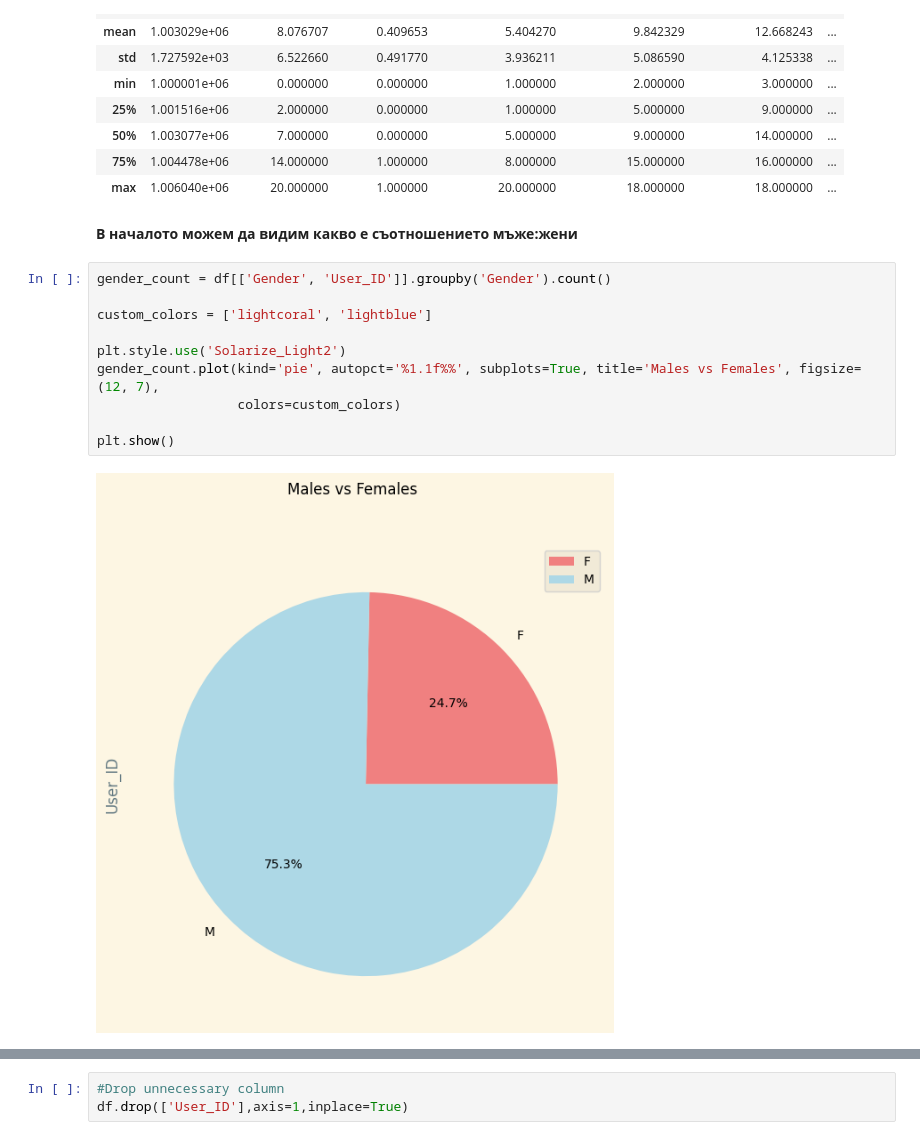
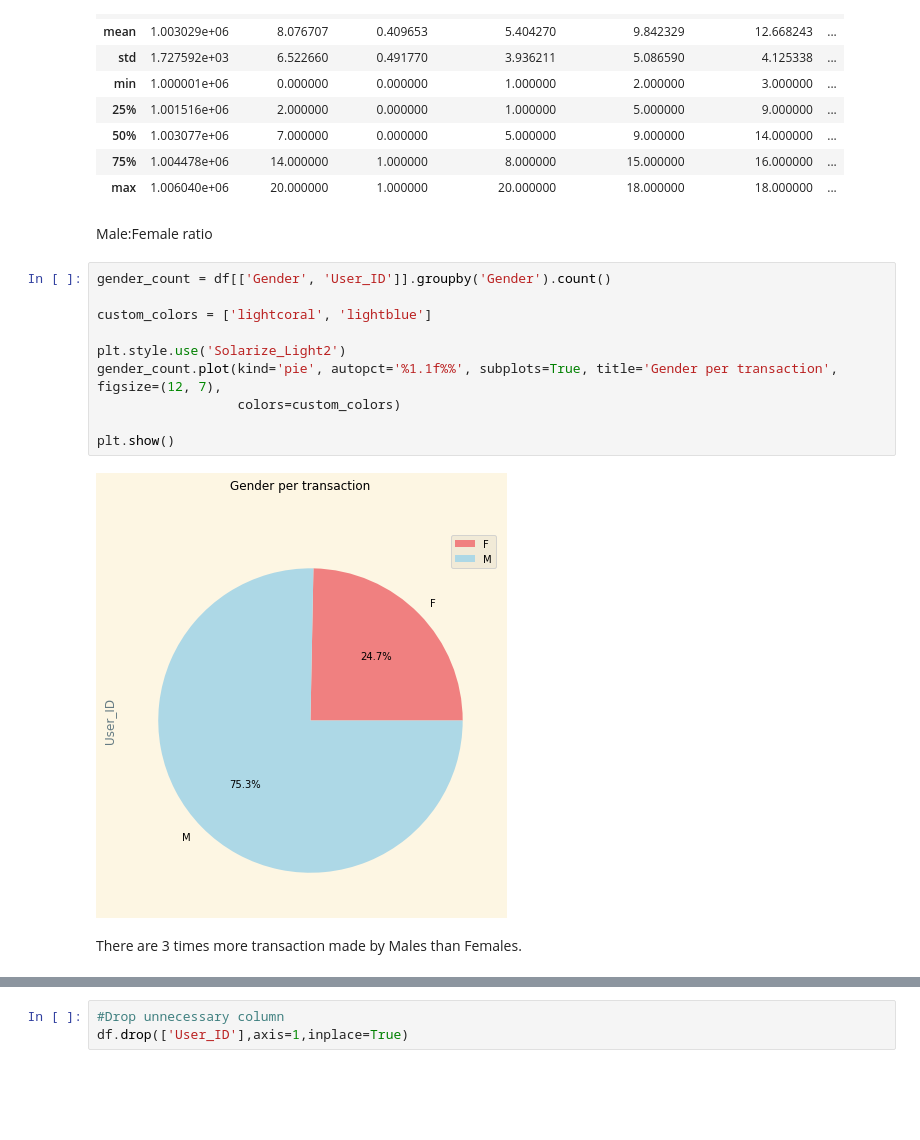
Before and after one commit to Kosta-Dimitrov/Black-Friday-Data-Analysis, a Jupyter notebook: black-friday-v2.ipynb, the cells around one changed output, grey strips where cells are left out. Drawn from its saved outputs; the diff is of its cells as text; blank space fills up the shorter version.

```diff
--- a/black-friday-v2.ipynb
+++ b/black-friday-v2.ipynb
@@ -64,20 +97,22 @@ df.describe()
 | 50% | 1.003077e+06 | 7.000000 | 0.000000 | 5.000000 | 9.000000 | 14.000000 | ... |
 | 75% | 1.004478e+06 | 14.000000 | 1.000000 | 8.000000 | 15.000000 | 16.000000 | ... |
 | max | 1.006040e+06 | 20.000000 | 1.000000 | 20.000000 | 18.000000 | 18.000000 | ... |
-# %% [markdown]
-__В началото можем да видим какво е съотношението мъже:жени__
+# %% [markdown]
+Male:Female ratio
 # %%
 gender_count = df[['Gender', 'User_ID']].groupby('Gender').count()
 
 custom_colors = ['lightcoral', 'lightblue']
 
 plt.style.use('Solarize_Light2')
-gender_count.plot(kind='pie', autopct='%1.1f%%', subplots=True, title='Males vs Females', figsize=(12, 7),
+gender_count.plot(kind='pie', autopct='%1.1f%%', subplots=True, title='Gender per transaction', figsize=(12, 7),
                   colors=custom_colors)
 
 plt.show()
 # %% [output]
-[figure, old version]
+[figure, new version]
+# %% [markdown]
+There are 3 times more transaction made by Males than Females.
 # %%
 sns.countplot(x=df.Gender)
 plt.title('Gender per transaction')
```
Also changed, not shown: parts of 37 cells of this notebook.
